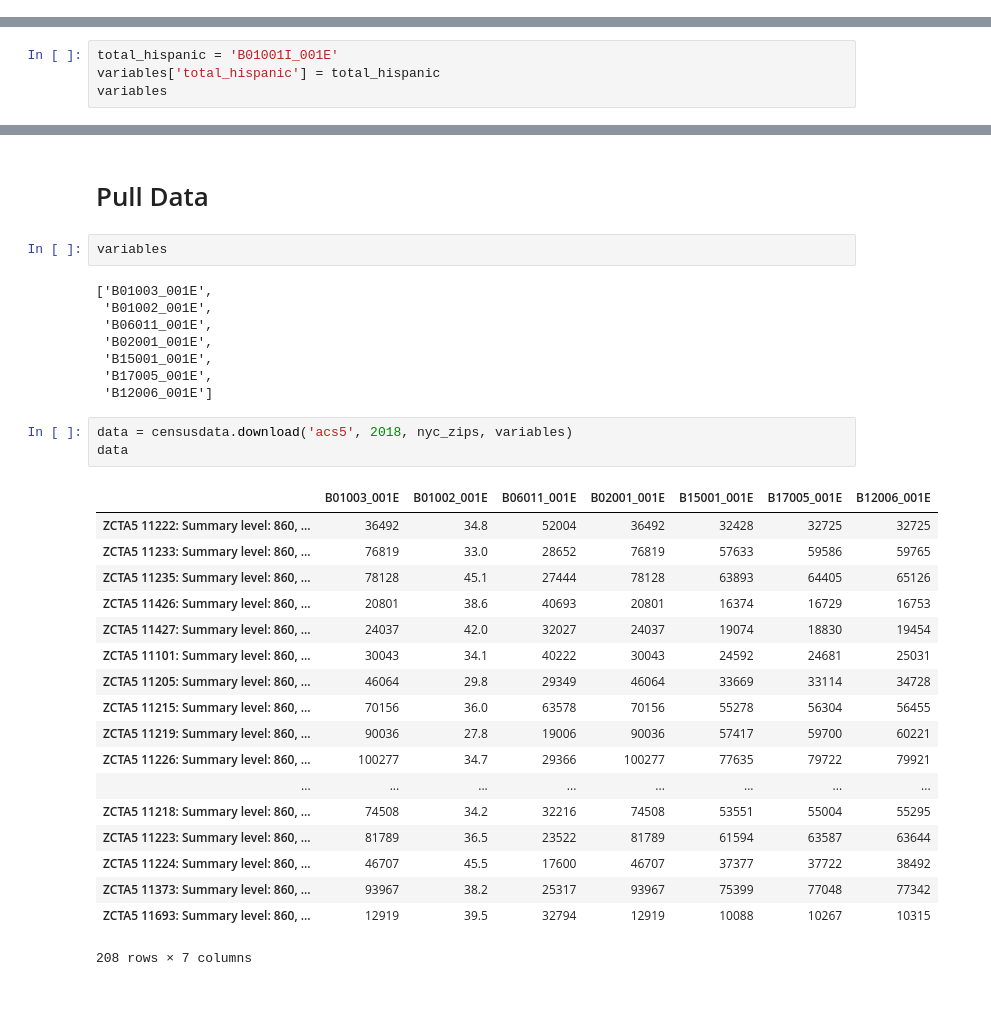
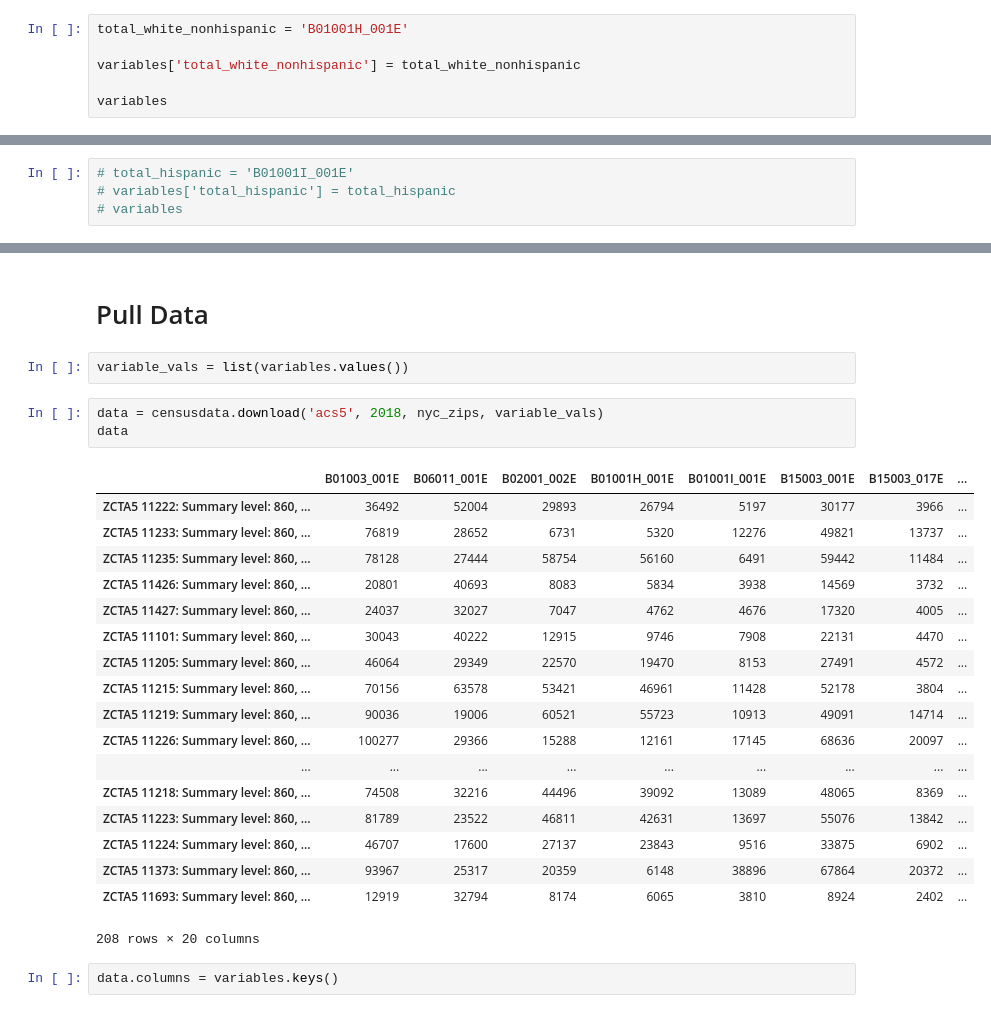
Before and after one commit to rab175/311_Project, a Jupyter notebook: Census Data.ipynb, the cells around one changed output, grey strips where cells are left out. Saved outputs shown, nothing was run; the diff lists cells and outputs as text.

Commit message:
census data complete

```diff
--- a/Census Data.ipynb
+++ b/Census Data.ipynb
@@ -106,0 +128,6 @@ variables
+# %%
+total_white_nonhispanic = 'B01001H_001E'
+
+variables['total_white_nonhispanic'] = total_white_nonhispanic
+
+variables
@@ -125,9 +157,9 @@ B01001I_030E | SEX BY AGE (HISPANIC OR LATINO | !! !! !! Estimate Total Female 7
 B01001I_031E | SEX BY AGE (HISPANIC OR LATINO | !! !! !! Estimate Total Female 85 years and over         | int
 -------------------------------------------------------------------------------------------------------------------
 # %%
-total_hispanic = 'B01001I_001E'
-variables['total_hispanic'] = total_hispanic
-variables
+# total_hispanic = 'B01001I_001E'
+# variables['total_hispanic'] = total_hispanic
+# variables
 # %% [output]
 {'total_population': 'B01003_001E',
  'median_income': 'B06011_001E',
@@ -432,35 +469,29 @@ censusdata.geographies(censusdata.censusgeo([('zip code tabulation area', nyc_zi
 nyc_zips = censusdata.censusgeo([('zip code tabulation area', nyc_zips)])
 # %% [markdown]
 # Pull Data
-# %%
-variables
-# %% [output]
-['B01003_001E',
- 'B01002_001E',
- 'B06011_001E',
- 'B02001_001E',
- 'B15001_001E',
- 'B17005_001E',
- 'B12006_001E']
+# %%
+variable_vals = list(variables.values())
 # %%
-data = censusdata.download('acs5', 2018, nyc_zips, variables)
+data = censusdata.download('acs5', 2018, nyc_zips, variable_vals)
 data
 # %% [output]
-|  | B01003_001E | B01002_001E | B06011_001E | B02001_001E | B15001_001E | B17005_001E | B12006_001E |
-| ZCTA5 11222: Summary level: 860, ... | 36492 | 34.8 | 52004 | 36492 | 32428 | 32725 | 32725 |
-| ZCTA5 11233: Summary level: 860, ... | 76819 | 33.0 | 28652 | 76819 | 57633 | 59586 | 59765 |
-| ZCTA5 11235: Summary level: 860, ... | 78128 | 45.1 | 27444 | 78128 | 63893 | 64405 | 65126 |
-| ZCTA5 11426: Summary level: 860, ... | 20801 | 38.6 | 40693 | 20801 | 16374 | 16729 | 16753 |
-| ZCTA5 11427: Summary level: 860, ... | 24037 | 42.0 | 32027 | 24037 | 19074 | 18830 | 19454 |
-| ZCTA5 11101: Summary level: 860, ... | 30043 | 34.1 | 40222 | 30043 | 24592 | 24681 | 25031 |
-| ZCTA5 11205: Summary level: 860, ... | 46064 | 29.8 | 29349 | 46064 | 33669 | 33114 | 34728 |
-| ZCTA5 11215: Summary level: 860, ... | 70156 | 36.0 | 63578 | 70156 | 55278 | 56304 | 56455 |
-| ZCTA5 11219: Summary level: 860, ... | 90036 | 27.8 | 19006 | 90036 | 57417 | 59700 | 60221 |
-| ZCTA5 11226: Summary level: 860, ... | 100277 | 34.7 | 29366 | 100277 | 77635 | 79722 | 79921 |
-| ... | ... | ... | ... | ... | ... | ... | ... |
-| ZCTA5 11218: Summary level: 860, ... | 74508 | 34.2 | 32216 | 74508 | 53551 | 55004 | 55295 |
-| ZCTA5 11223: Summary level: 860, ... | 81789 | 36.5 | 23522 | 81789 | 61594 | 63587 | 63644 |
-| ZCTA5 11224: Summary level: 860, ... | 46707 | 45.5 | 17600 | 46707 | 37377 | 37722 | 38492 |
-| ZCTA5 11373: Summary level: 860, ... | 93967 | 38.2 | 25317 | 93967 | 75399 | 77048 | 77342 |
-| ZCTA5 11693: Summary level: 860, ... | 12919 | 39.5 | 32794 | 12919 | 10088 | 10267 | 10315 |
+|  | B01003_001E | B06011_001E | B02001_002E | B01001H_001E | B01001I_001E | B15003_001E | B15003_017E | ... |
+| ZCTA5 11222: Summary level: 860, ... | 36492 | 52004 | 29893 | 26794 | 5197 | 30177 | 3966 | ... |
+| ZCTA5 11233: Summary level: 860, ... | 76819 | 28652 | 6731 | 5320 | 12276 | 49821 | 13737 | ... |
+| ZCTA5 11235: Summary level: 860, ... | 78128 | 27444 | 58754 | 56160 | 6491 | 59442 | 11484 | ... |
+| ZCTA5 11426: Summary level: 860, ... | 20801 | 40693 | 8083 | 5834 | 3938 | 14569 | 3732 | ... |
+| ZCTA5 11427: Summary level: 860, ... | 24037 | 32027 | 7047 | 4762 | 4676 | 17320 | 4005 | ... |
+| ZCTA5 11101: Summary level: 860, ... | 30043 | 40222 | 12915 | 9746 | 7908 | 22131 | 4470 | ... |
+| ZCTA5 11205: Summary level: 860, ... | 46064 | 29349 | 22570 | 19470 | 8153 | 27491 | 4572 | ... |
+| ZCTA5 11215: Summary level: 860, ... | 70156 | 63578 | 53421 | 46961 | 11428 | 52178 | 3804 | ... |
+| ZCTA5 11219: Summary level: 860, ... | 90036 | 19006 | 60521 | 55723 | 10913 | 49091 | 14714 | ... |
+| ZCTA5 11226: Summary level: 860, ... | 100277 | 29366 | 15288 | 12161 | 17145 | 68636 | 20097 | ... |
+| ... | ... | ... | ... | ... | ... | ... | ... | ... |
+| ZCTA5 11218: Summary level: 860, ... | 74508 | 32216 | 44496 | 39092 | 13089 | 48065 | 8369 | ... |
+| ZCTA5 11223: Summary level: 860, ... | 81789 | 23522 | 46811 | 42631 | 13697 | 55076 | 13842 | ... |
+| ZCTA5 11224: Summary level: 860, ... | 46707 | 17600 | 27137 | 23843 | 9516 | 33875 | 6902 | ... |
+| ZCTA5 11373: Summary level: 860, ... | 93967 | 25317 | 20359 | 6148 | 38896 | 67864 | 20372 | ... |
+| ZCTA5 11693: Summary level: 860, ... | 12919 | 32794 | 8174 | 6065 | 3810 | 8924 | 2402 | ... |
-208 rows × 7 columns
+208 rows × 20 columns
+# %%
+data.columns = variables.keys()
```
Also changed, not shown: parts of 29 cells of this notebook.
